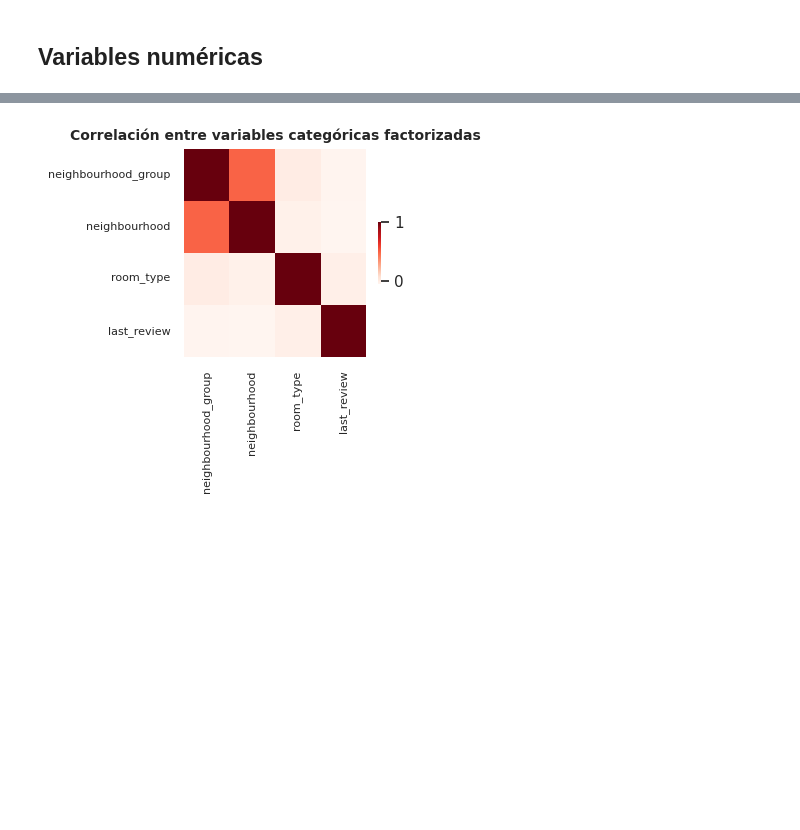
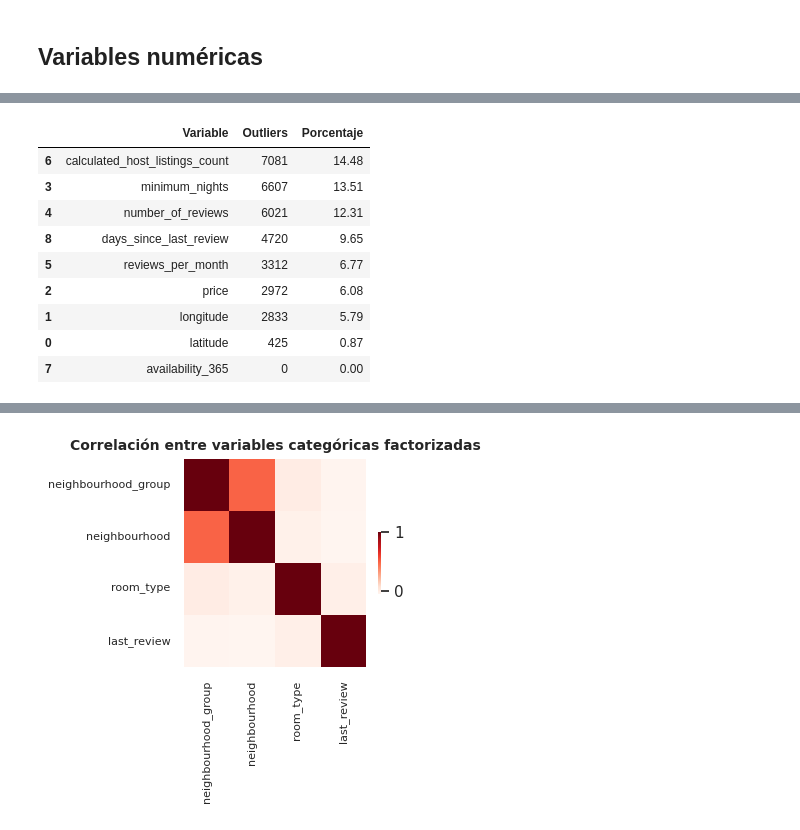
Before and after one commit to 4GeeksAcademy/antonio.romero.machine-learning-python-template, a Jupyter notebook: src/explore.ipynb, the cells around one changed output, grey strips where cells are left out. Drawn from its saved outputs; the diff is of its cells as text; code cells hidden in the pictures; blank space fills up the shorter version.

```diff
--- a/src/explore.ipynb
+++ b/src/explore.ipynb
@@ -299,0 +326,33 @@ memory usage: 4.8+ MB
+# %%
+# Analizo outliers
+
+num_cols = df.select_dtypes(include=["float64", "int64"]).columns
+
+outlier_summary = []
+
+for col in num_cols:
+    Q1 = df[col].quantile(0.25)
+    Q3 = df[col].quantile(0.75)
+    IQR = Q3 - Q1
+    lower = Q1 - 1.5 * IQR
+    upper = Q3 + 1.5 * IQR
+    outliers = df[(df[col] < lower) | (df[col] > upper)][col]
+    outlier_summary.append({
+        "Variable": col,
+        "Outliers": len(outliers),
+        "Porcentaje": round(len(outliers) / len(df) * 100, 2)
+    })
+
+outlier_df = pd.DataFrame(outlier_summary)
+display(outlier_df.sort_values(by="Outliers", ascending=False))
+# %% [output]
+|  | Variable | Outliers | Porcentaje |
+| 6 | calculated_host_listings_count | 7081 | 14.48 |
+| 3 | minimum_nights | 6607 | 13.51 |
+| 4 | number_of_reviews | 6021 | 12.31 |
+| 8 | days_since_last_review | 4720 | 9.65 |
+| 5 | reviews_per_month | 3312 | 6.77 |
+| 2 | price | 2972 | 6.08 |
+| 1 | longitude | 2833 | 5.79 |
+| 0 | latitude | 425 | 0.87 |
+| 7 | availability_365 | 0 | 0.00 |
```
Also changed, not shown: parts of 17 cells of this notebook.
